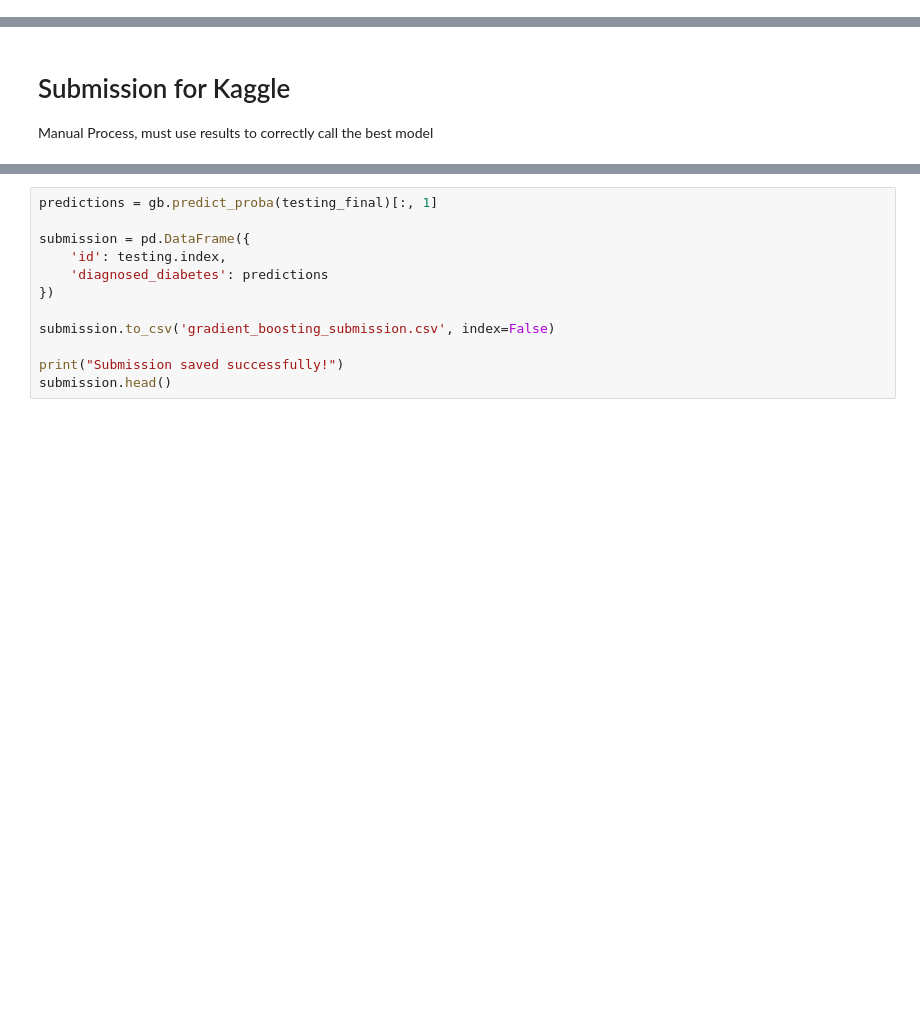
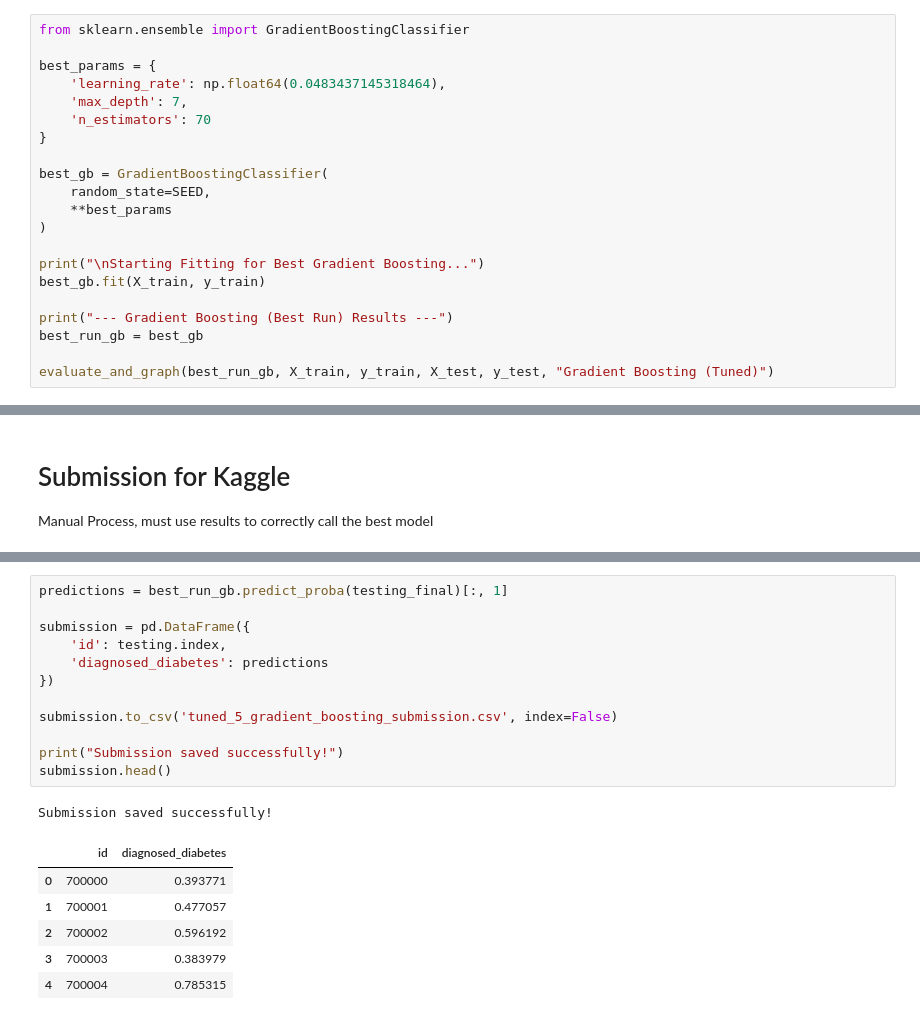
Before and after one commit to MakennaWorley/Kaggle-Playground-Python, a Jupyter notebook: s5e12/submission.ipynb, the cells around one changed output, grey strips where cells are left out. Saved outputs shown, nothing was run; the diff lists cells and outputs as text; blank space fills up the shorter version.

Commit message:
Kaggle Notebook | s5e12 notebook | Tuned 5 Gradient Boosting Submission

```diff
--- a/s5e12/submission.ipynb
+++ b/s5e12/submission.ipynb
@@ -230,0 +303,21 @@ evaluate_and_graph(gb, X_train, y_train, X_test, y_test, "Gradient Boosting")
+# %%
+from sklearn.ensemble import GradientBoostingClassifier
+
+best_params = {
+    'learning_rate': np.float64(0.0483437145318464),
+    'max_depth': 7,
+    'n_estimators': 70
+}
+
+best_gb = GradientBoostingClassifier(
+    random_state=SEED,
+    **best_params
+)
+
+print("\nStarting Fitting for Best Gradient Boosting...")
+best_gb.fit(X_train, y_train)
+
+print("--- Gradient Boosting (Best Run) Results ---")
+best_run_gb = best_gb
+
+evaluate_and_graph(best_run_gb, X_train, y_train, X_test, y_test, "Gradient Boosting (Tuned)")
@@ -256,12 +366,20 @@ print(f"Testing shape:  {testing_final.shape}")
 # %%
-predictions = gb.predict_proba(testing_final)[:, 1]
+predictions = best_run_gb.predict_proba(testing_final)[:, 1]
 
 submission = pd.DataFrame({
     'id': testing.index,
     'diagnosed_diabetes': predictions
 })
 
-submission.to_csv('gradient_boosting_submission.csv', index=False)
+submission.to_csv('tuned_5_gradient_boosting_submission.csv', index=False)
 
 print("Submission saved successfully!")
 submission.head()
+# %% [output]
+Submission saved successfully!
+|  | id | diagnosed_diabetes |
+| 0 | 700000 | 0.393771 |
+| 1 | 700001 | 0.477057 |
+| 2 | 700002 | 0.596192 |
+| 3 | 700003 | 0.383979 |
+| 4 | 700004 | 0.785315 |
```
Also changed, not shown: parts of 11 cells of this notebook.
